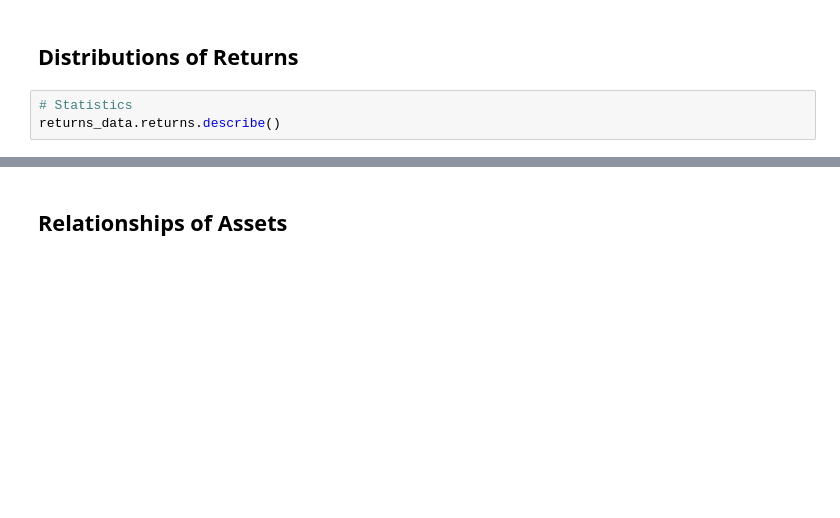
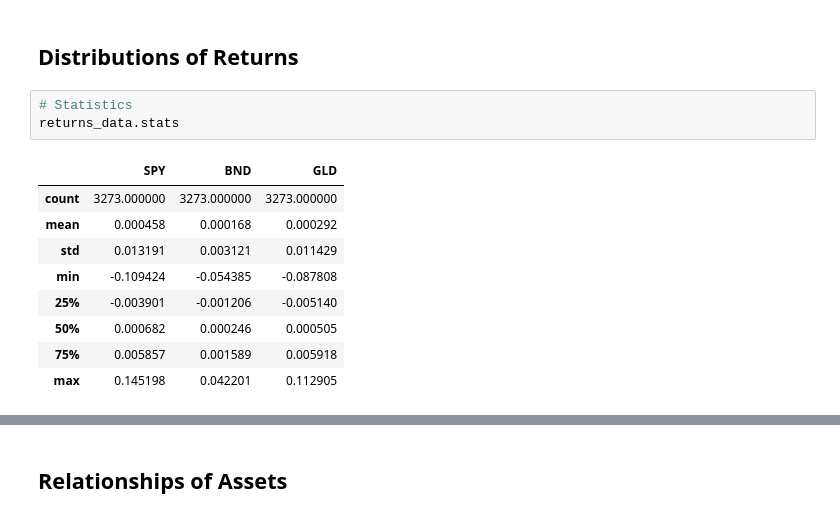
Before and after one commit to mkareshk/dafin, a Jupyter notebook: notebooks/returns_data.ipynb, the cells around one changed output, grey strips where cells are left out. Cells and saved outputs as stored; diff of their text form; blank space fills up the shorter version.

```diff
--- a/notebooks/returns_data.ipynb
+++ b/notebooks/returns_data.ipynb
@@ -50,7 +83,17 @@ returns_data.total_returns
 ## Distributions of Returns
 # %%
 # Statistics
-returns_data.returns.describe()
+returns_data.stats
+# %% [output]
+|  | SPY | BND | GLD |
+| count | 3273.000000 | 3273.000000 | 3273.000000 |
+| mean | 0.000458 | 0.000168 | 0.000292 |
+| std | 0.013191 | 0.003121 | 0.011429 |
+| min | -0.109424 | -0.054385 | -0.087808 |
+| 25% | -0.003901 | -0.001206 | -0.005140 |
+| 50% | 0.000682 | 0.000246 | 0.000505 |
+| 75% | 0.005857 | 0.001589 | 0.005918 |
+| max | 0.145198 | 0.042201 | 0.112905 |
 # %%
 ## Dist of Returns
 fig, ax = returns_data.plot_dist_returns()
```
Also changed, not shown: parts of 19 cells of this notebook.
